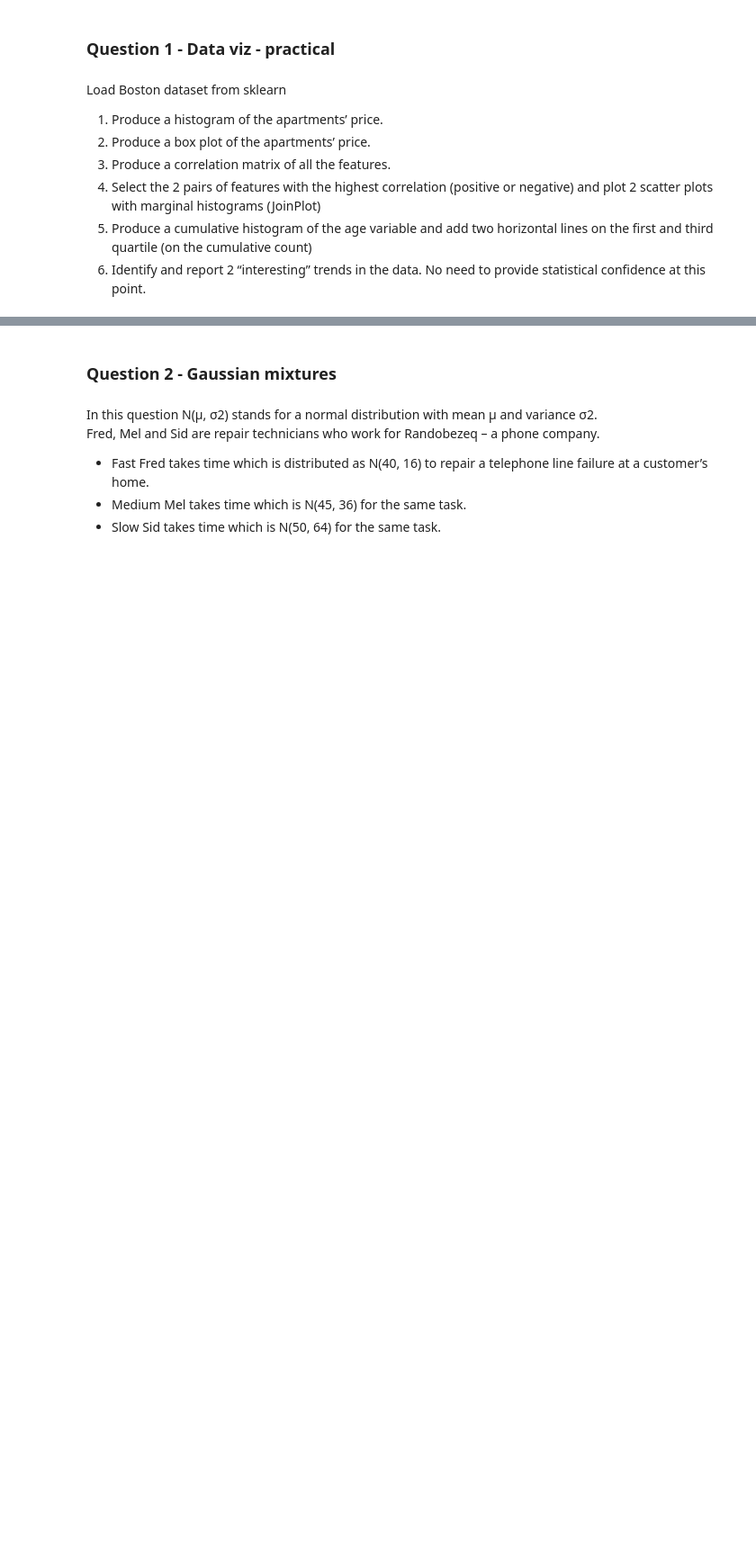
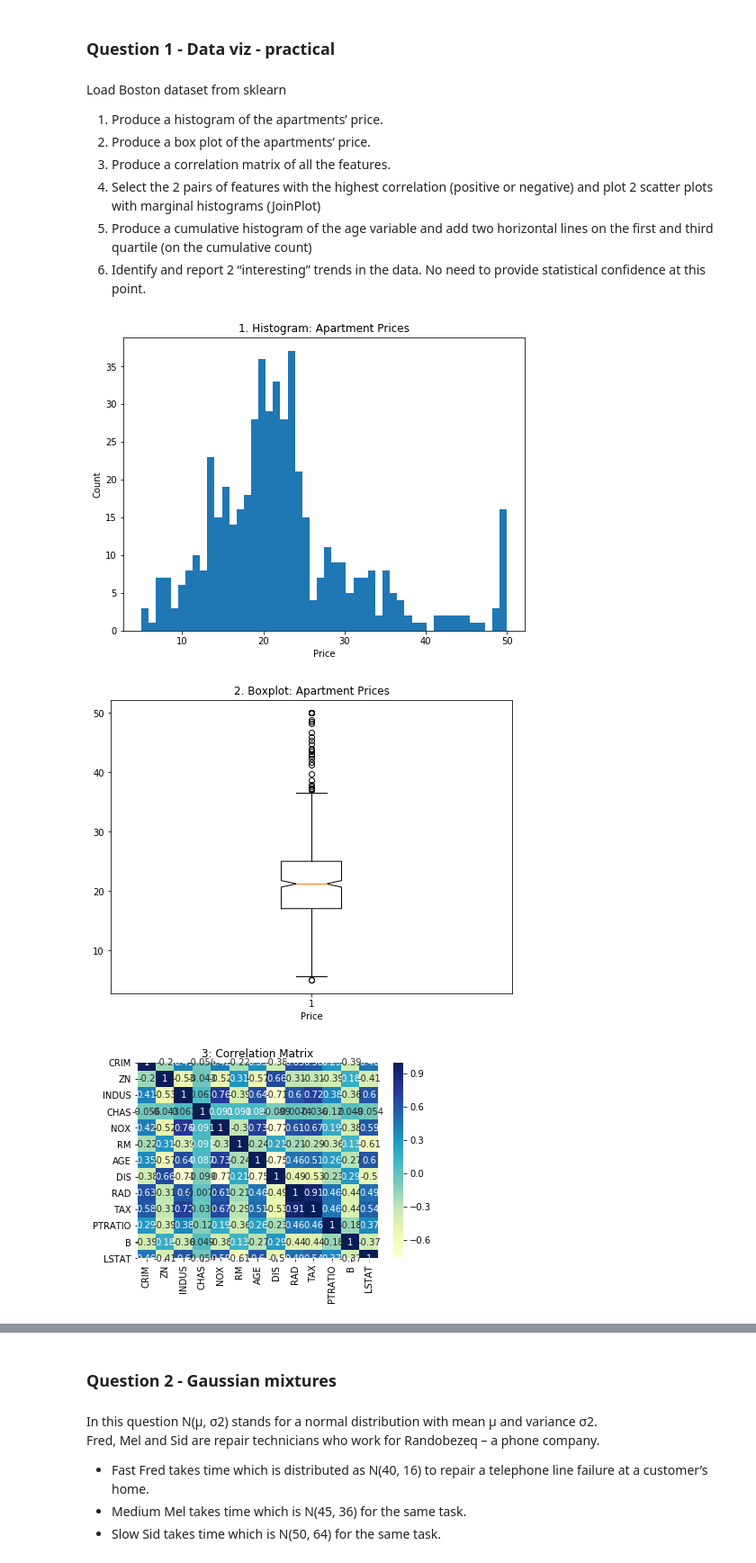
Before and after one commit to mayakerem/StatisticsDataAnalysis, a Jupyter notebook: HW2.ipynb, the cells around one changed output, grey strips where cells are left out. Shown at 90% size. Drawn from its saved outputs; the diff is of its cells as text; code cells hidden in the pictures; blank space fills up the shorter version.

```diff
--- a/HW2.ipynb
+++ b/HW2.ipynb
@@ -27,3 +31,50 @@ Load Boston dataset from sklearn
 4. Select the 2 pairs of features with the highest correlation (positive or negative) and plot 2 scatter plots with marginal histograms (JoinPlot)
 5. Produce a cumulative histogram of the age variable and add two horizontal lines on the first and third quartile (on the cumulative count)
 6. Identify and report 2 “interesting” trends in the data. No need to provide statistical confidence at this point.
+# %%
+boston = load_boston()
+
+#1
+plt.figure(figsize=(8, 6))
+plt.hist(boston.target, bins=50)
+plt.title("1. Histogram: Apartment Prices")
+plt.xlabel('Price')
+plt.ylabel('Count')
+plt.show()
+
+
+#2
+plt.figure(figsize=(8, 6))
+plt.title("2. Boxplot: Apartment Prices")
+plt.boxplot(x = boston.target, notch = True);
+plt.xlabel('Price')
+plt.show()
+
+#3
+boston_df = pd.DataFrame(data = boston.data, columns = boston.feature_names)
+sns.heatmap(boston_df.corr(), cmap="YlGnBu", annot=True).set_title("3: Correlation Matrix")
+
+#4
+sns.jointplot("NOX", "DIS", boston_df, kind="reg")
+sns.jointplot("NOX", "INDUS", boston_df, kind="reg")
+
+#5
+plt.figure(figsize=(8,6))
+plt.hist(boston_df["AGE"],cumulative=True, bins=100)
+# Define 25th range
+age25 = np.percentile(boston_df['AGE'],25)
+twentyfive= np.where(boston_df['AGE'] - age25 < 0)[0]
+# Define 75th range
+age75 = np.percentile(boston_df['AGE'],75)
+seventyfive = np.where(boston_df['AGE'] - age75 < 0)[0]
+plt.axhline(twentyfive.size, label = '25th Percentile', color='r')
+plt.axhline(seventyfive.size, label = '75th Percentile', color='g')
+plt.title('5: Commulative Count of Boston Home Age')
+plt.xlabel("Age")
+plt.ylabel("Commulative Count")
+plt.legend()
+plt.show()
+# %% [output]
+[figure, added]
+[figure, added]
+[figure, added]
```
Also changed, not shown: parts of 11 cells of this notebook.
